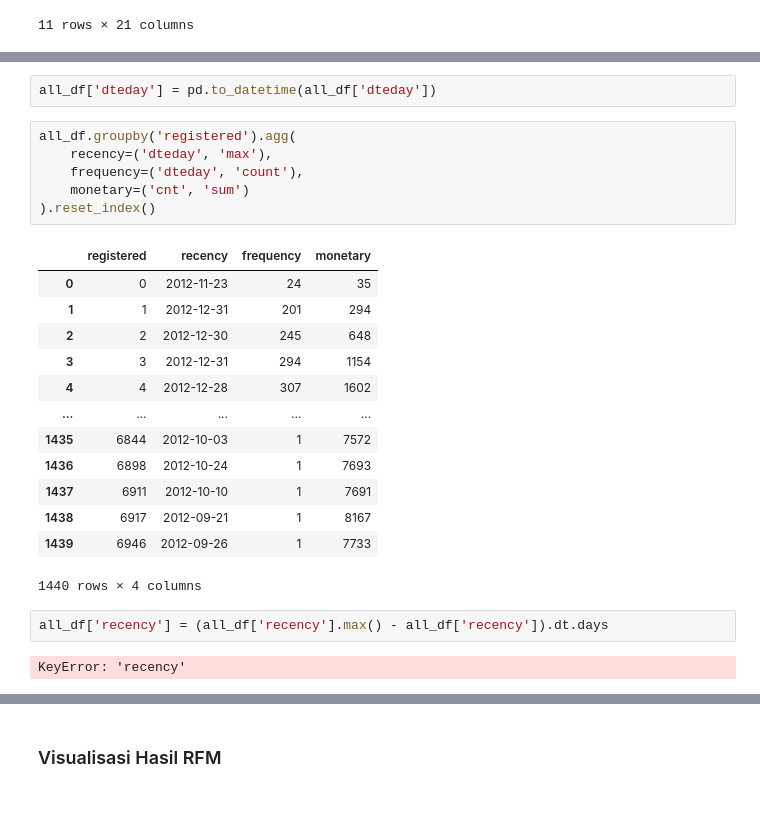
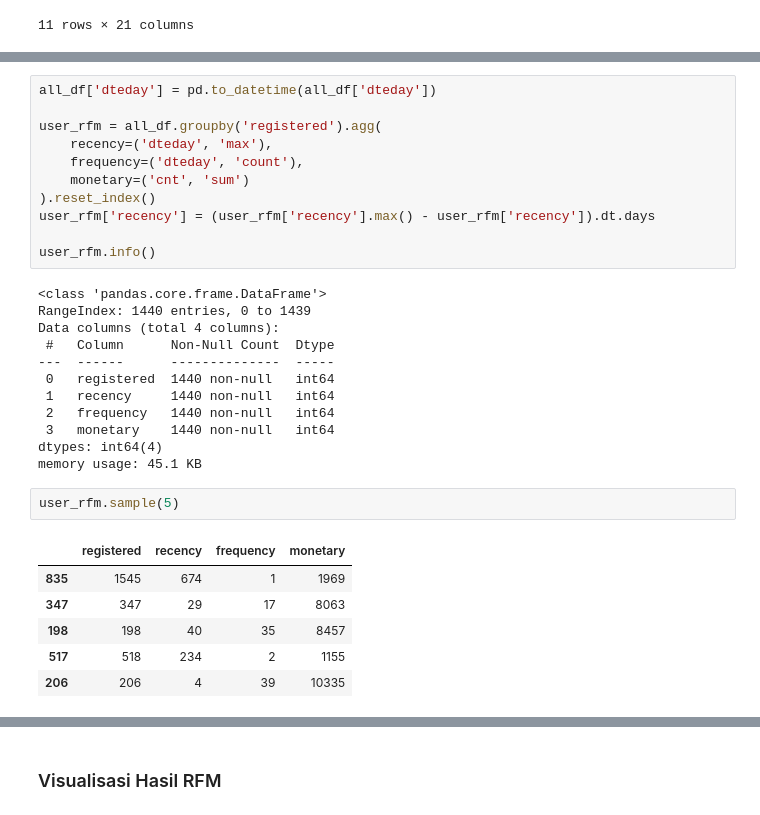
Before and after one commit to danovantaa/Bike-Sharing-Dashboard, a Jupyter notebook: notebook.ipynb, the cells around one changed output, grey strips where cells are left out. Saved outputs shown, nothing was run; the diff lists cells and outputs as text.

```diff
--- a/notebook.ipynb
+++ b/notebook.ipynb
@@ -271,27 +560,33 @@ all_df.sample(5)
 5 rows × 21 columns
-# %%
-all_df['dteday'] = pd.to_datetime(all_df['dteday'])
 # %%
-all_df.groupby('registered').agg(
+all_df['dteday'] = pd.to_datetime(all_df['dteday'])
+
+user_rfm = all_df.groupby('registered').agg(
     recency=('dteday', 'max'),
     frequency=('dteday', 'count'),
     monetary=('cnt', 'sum')
 ).reset_index()
+user_rfm['recency'] = (user_rfm['recency'].max() - user_rfm['recency']).dt.days
+
+user_rfm.info()
 # %% [output]
-|  | registered | recency | frequency | monetary |
-| 0 | 0 | 2012-11-23 | 24 | 35 |
-| 1 | 1 | 2012-12-31 | 201 | 294 |
-| 2 | 2 | 2012-12-30 | 245 | 648 |
-| 3 | 3 | 2012-12-31 | 294 | 1154 |
-| 4 | 4 | 2012-12-28 | 307 | 1602 |
-| ... | ... | ... | ... | ... |
-| 1435 | 6844 | 2012-10-03 | 1 | 7572 |
-| 1436 | 6898 | 2012-10-24 | 1 | 7693 |
-| 1437 | 6911 | 2012-10-10 | 1 | 7691 |
-| 1438 | 6917 | 2012-09-21 | 1 | 8167 |
-| 1439 | 6946 | 2012-09-26 | 1 | 7733 |
-1440 rows × 4 columns
+<class 'pandas.core.frame.DataFrame'>
+RangeIndex: 1440 entries, 0 to 1439
+Data columns (total 4 columns):
+ #   Column      Non-Null Count  Dtype
+---  ------      --------------  -----
+ 0   registered  1440 non-null   int64
+ 1   recency     1440 non-null   int64
+ 2   frequency   1440 non-null   int64
+ 3   monetary    1440 non-null   int64
+dtypes: int64(4)
+memory usage: 45.1 KB
-# %%
-all_df['recency'] = (all_df['recency'].max() - all_df['recency']).dt.days
-# %% [output]
-KeyError: 'recency'
+# %%
+user_rfm.sample(5)
+# %% [output]
+|  | registered | recency | frequency | monetary |
+| 835 | 1545 | 674 | 1 | 1969 |
+| 347 | 347 | 29 | 17 | 8063 |
+| 198 | 198 | 40 | 35 | 8457 |
+| 517 | 518 | 234 | 2 | 1155 |
+| 206 | 206 | 4 | 39 | 10335 |
```
Also changed, not shown: parts of 45 cells of this notebook.
